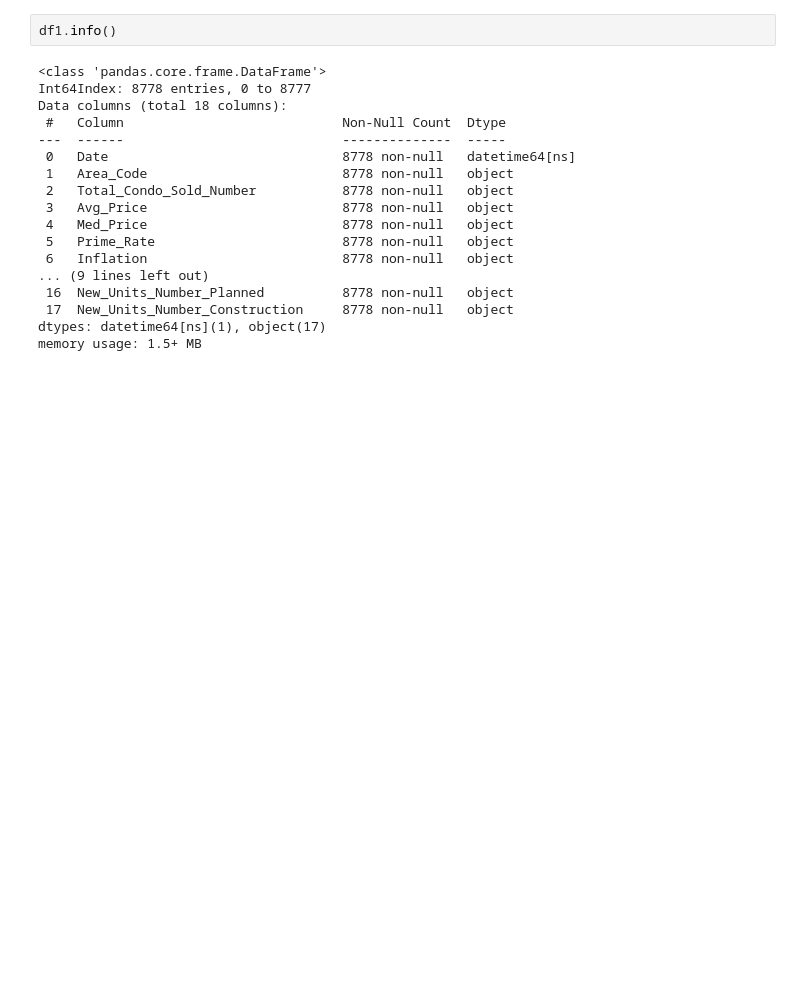
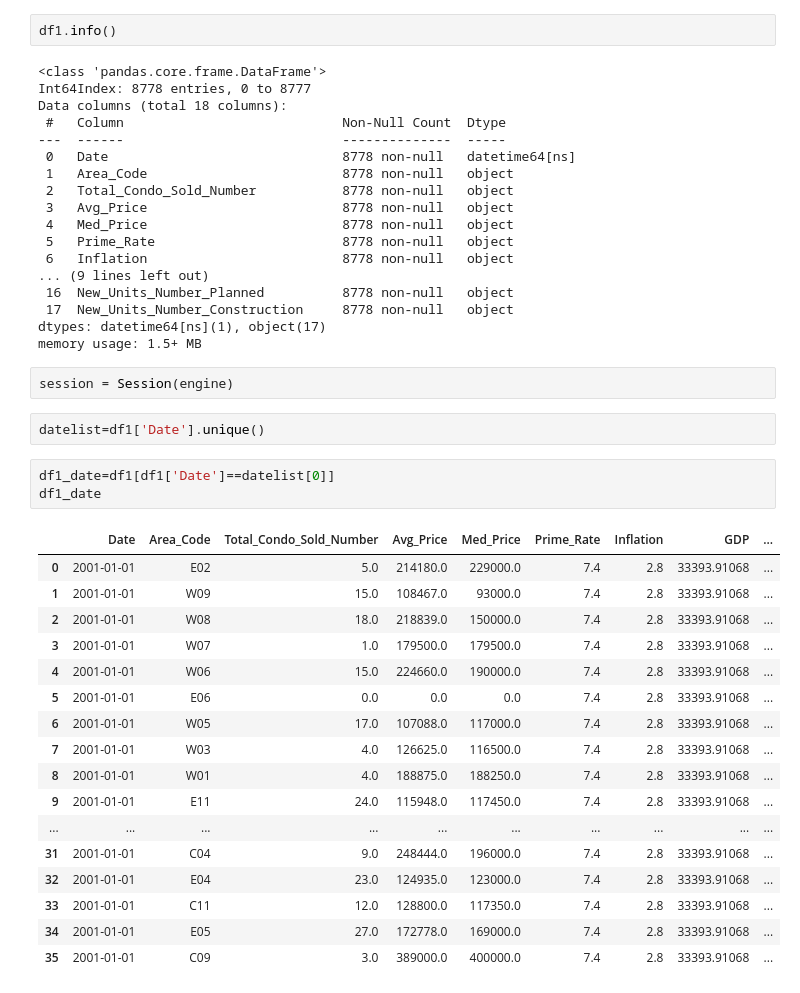
Before and after one commit to Shampire27/test_database, a Jupyter notebook: ETL_pre.ipynb, the cells around one changed output. Cells and saved outputs as stored; diff of their text form; blank space fills up the shorter version.

Commit message:
add All table

```diff
--- a/ETL_pre.ipynb
+++ b/ETL_pre.ipynb
@@ -109,3 +110,28 @@ Data columns (total 18 columns):
  17  New_Units_Number_Construction     8778 non-null   object
 dtypes: datetime64[ns](1), object(17)
 memory usage: 1.5+ MB
+# %%
+session = Session(engine)
+# %%
+datelist=df1['Date'].unique()
+# %%
+df1_date=df1[df1['Date']==datelist[0]]
+df1_date
+# %% [output]
+|  | Date | Area_Code | Total_Condo_Sold_Number | Avg_Price | Med_Price | Prime_Rate | Inflation | GDP | ... |
+| 0 | 2001-01-01 | E02 | 5.0 | 214180.0 | 229000.0 | 7.4 | 2.8 | 33393.91068 | ... |
+| 1 | 2001-01-01 | W09 | 15.0 | 108467.0 | 93000.0 | 7.4 | 2.8 | 33393.91068 | ... |
+| 2 | 2001-01-01 | W08 | 18.0 | 218839.0 | 150000.0 | 7.4 | 2.8 | 33393.91068 | ... |
+| 3 | 2001-01-01 | W07 | 1.0 | 179500.0 | 179500.0 | 7.4 | 2.8 | 33393.91068 | ... |
+| 4 | 2001-01-01 | W06 | 15.0 | 224660.0 | 190000.0 | 7.4 | 2.8 | 33393.91068 | ... |
+| 5 | 2001-01-01 | E06 | 0.0 | 0.0 | 0.0 | 7.4 | 2.8 | 33393.91068 | ... |
+| 6 | 2001-01-01 | W05 | 17.0 | 107088.0 | 117000.0 | 7.4 | 2.8 | 33393.91068 | ... |
+| 7 | 2001-01-01 | W03 | 4.0 | 126625.0 | 116500.0 | 7.4 | 2.8 | 33393.91068 | ... |
+| 8 | 2001-01-01 | W01 | 4.0 | 188875.0 | 188250.0 | 7.4 | 2.8 | 33393.91068 | ... |
+| 9 | 2001-01-01 | E11 | 24.0 | 115948.0 | 117450.0 | 7.4 | 2.8 | 33393.91068 | ... |
+| ... | ... | ... | ... | ... | ... | ... | ... | ... | ... |
+| 31 | 2001-01-01 | C04 | 9.0 | 248444.0 | 196000.0 | 7.4 | 2.8 | 33393.91068 | ... |
+| 32 | 2001-01-01 | E04 | 23.0 | 124935.0 | 123000.0 | 7.4 | 2.8 | 33393.91068 | ... |
+| 33 | 2001-01-01 | C11 | 12.0 | 128800.0 | 117350.0 | 7.4 | 2.8 | 33393.91068 | ... |
+| 34 | 2001-01-01 | E05 | 27.0 | 172778.0 | 169000.0 | 7.4 | 2.8 | 33393.91068 | ... |
+| 35 | 2001-01-01 | C09 | 3.0 | 389000.0 | 400000.0 | 7.4 | 2.8 | 33393.91068 | ... |
```
Also changed, not shown: parts of 12 cells of this notebook.
